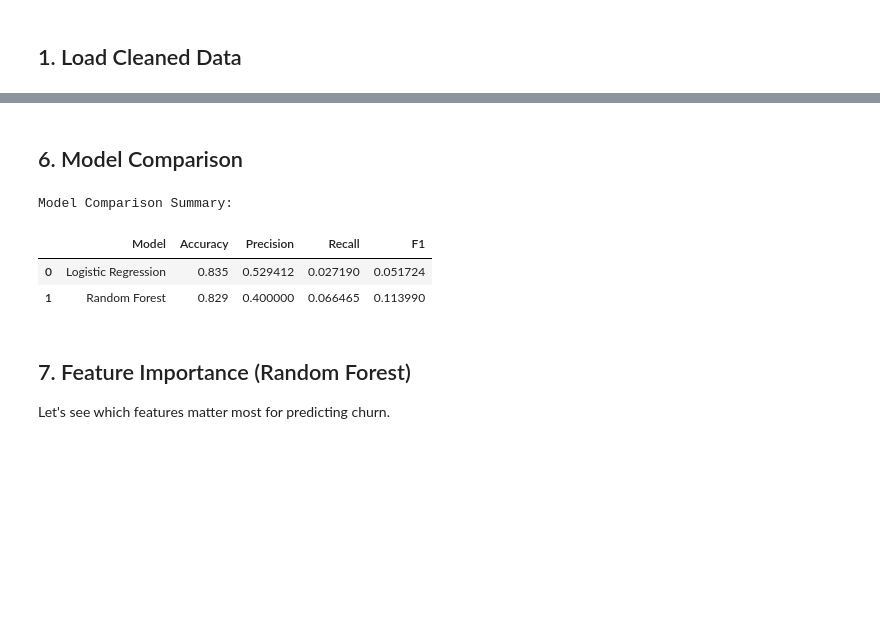
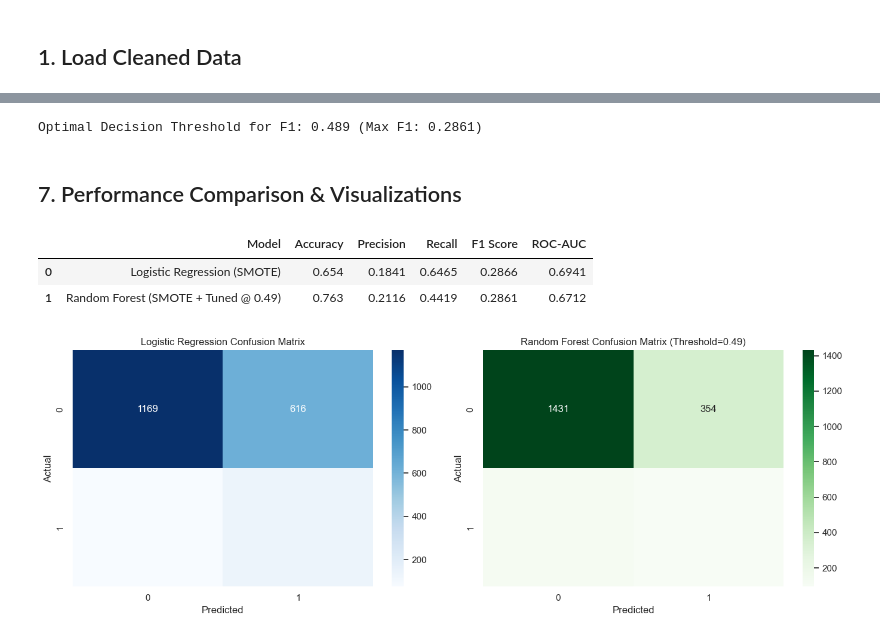
Before and after one commit to gahlawataanchal69-ops/Customer-Churn-Prediction, a Jupyter notebook: notebooks/02_churn_prediction_model.ipynb, the cells around one changed output, grey strips where cells are left out. Cells and saved outputs as stored; diff of their text form; code cells hidden in the pictures; blank space fills up the shorter version.

```diff
--- a/notebooks/02_churn_prediction_model.ipynb
+++ b/notebooks/02_churn_prediction_model.ipynb
@@ -123,14 +122,42 @@ Confusion Matrix:
-# %% [markdown]
-## 6. Model Comparison
-# %%
-results_df = pd.DataFrame([lr_results, rf_results])
-print("Model Comparison Summary:")
-display(results_df)
-# %% [output]
-Model Comparison Summary:
-|  | Model | Accuracy | Precision | Recall | F1 |
-| 0 | Logistic Regression | 0.835 | 0.529412 | 0.027190 | 0.051724 |
-| 1 | Random Forest | 0.829 | 0.400000 | 0.066465 | 0.113990 |
-# %% [markdown]
-## 7. Feature Importance (Random Forest)
-Let's see which features matter most for predicting churn.
+# %%
+rf = RandomForestClassifier(n_estimators=150, max_depth=8, min_samples_split=10, random_state=42)
+rf.fit(X_train_smote, y_train_smote)
+
+rf_prob = rf.predict_proba(X_test_proc)[:, 1]
+
+# Tune decision threshold to maximize F1-score
+precisions, recalls, thresholds = precision_recall_curve(y_test, rf_prob)
+f1_scores = 2 * (precisions * recalls) / (precisions + recalls + 1e-8)
+best_idx = np.argmax(f1_scores)
+best_threshold = thresholds[best_idx] if best_idx < len(thresholds) else 0.5
+print(f"Optimal Decision Threshold for F1: {best_threshold:.3f} (Max F1: {f1_scores[best_idx]:.4f})")
+
+# Apply tuned threshold
+rf_pred_tuned = (rf_prob >= best_threshold).astype(int)
+rf_metrics = get_metrics(y_test, rf_pred_tuned, rf_prob, f'Random Forest (SMOTE + Tuned @ {best_threshold:.2f})')
+# %% [output]
+Optimal Decision Threshold for F1: 0.489 (Max F1: 0.2861)
+# %% [markdown]
+## 7. Performance Comparison & Visualizations
+# %%
+comparison_df = pd.DataFrame([lr_metrics, rf_metrics])
+display(comparison_df)
+
+# Confusion Matrices
+fig, axes = plt.subplots(1, 2, figsize=(14, 5))
+sns.heatmap(confusion_matrix(y_test, lr_pred), annot=True, fmt='d', cmap='Blues', ax=axes[0])
+axes[0].set_title('Logistic Regression Confusion Matrix')
+axes[0].set_ylabel('Actual')
+axes[0].set_xlabel('Predicted')
+
+sns.heatmap(confusion_matrix(y_test, rf_pred_tuned), annot=True, fmt='d', cmap='Greens', ax=axes[1])
+axes[1].set_title(f'Random Forest Confusion Matrix (Threshold={best_threshold:.2f})')
+axes[1].set_ylabel('Actual')
+axes[1].set_xlabel('Predicted')
+plt.tight_layout()
+plt.show()
+# %% [output]
+|  | Model | Accuracy | Precision | Recall | F1 Score | ROC-AUC |
+| 0 | Logistic Regression (SMOTE) | 0.654 | 0.1841 | 0.6465 | 0.2866 | 0.6941 |
+| 1 | Random Forest (SMOTE + Tuned @ 0.49) | 0.763 | 0.2116 | 0.4419 | 0.2861 | 0.6712 |
+[figure, added]
```
Also changed, not shown: parts of 24 cells of this notebook, 12 other files.
